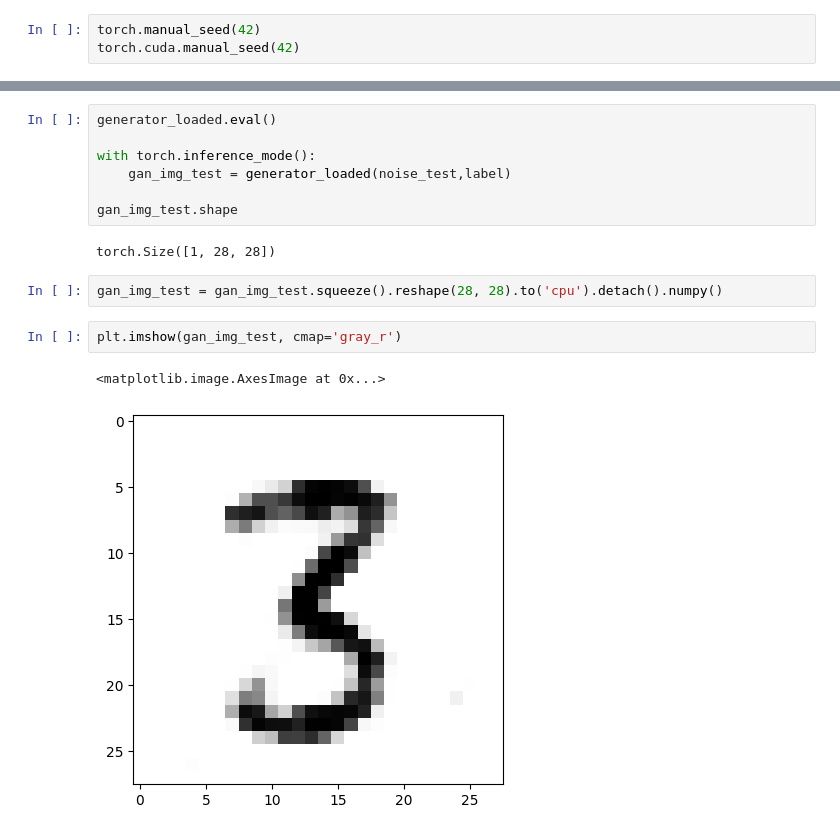
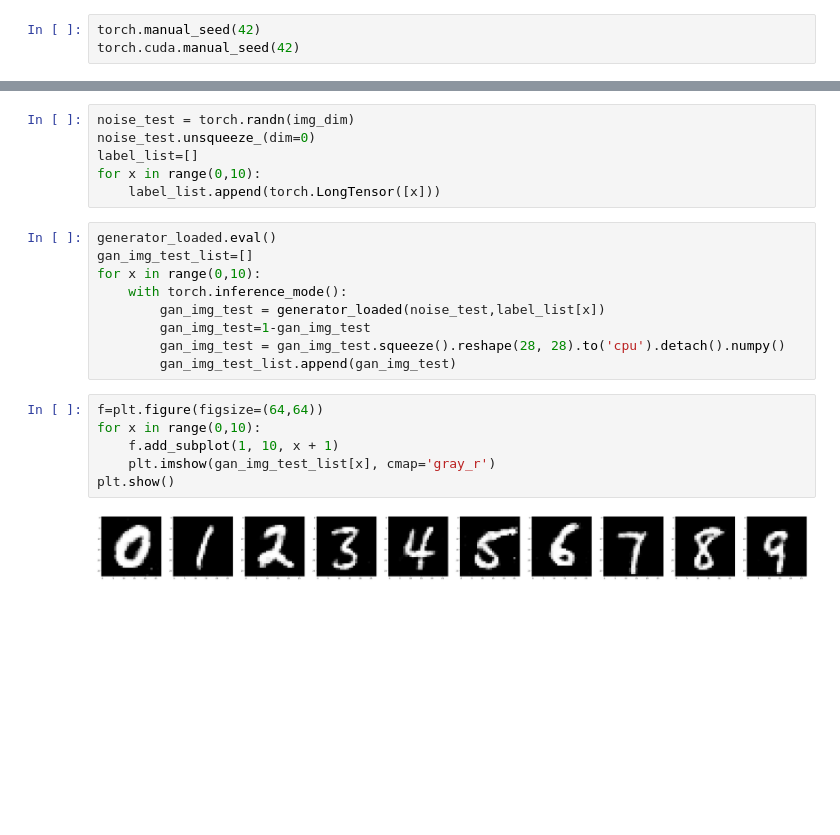
Before and after one commit to hoaitrungchar/CGAN-MNIST, a Jupyter notebook: MNIST-CGAN.ipynb, the cells around one changed output, grey strips where cells are left out. Saved outputs shown, nothing was run; the diff lists cells and outputs as text; blank space fills up the shorter version.

```diff
--- a/MNIST-CGAN.ipynb
+++ b/MNIST-CGAN.ipynb
@@ -364,16 +365,23 @@ torch.Size([1])
-# %%
-generator_loaded.eval()
-
-with torch.inference_mode():
-    gan_img_test = generator_loaded(noise_test,label)
-
-gan_img_test.shape
-# %% [output]
-torch.Size([1, 28, 28])
-# %%
-gan_img_test = gan_img_test.squeeze().reshape(28, 28).to('cpu').detach().numpy()
-# %%
-plt.imshow(gan_img_test, cmap='gray_r')
-# %% [output]
-<matplotlib.image.AxesImage at 0x...>
-[figure, removed]
+# %%
+noise_test = torch.randn(img_dim)
+noise_test.unsqueeze_(dim=0)
+label_list=[]
+for x in range(0,10):
+    label_list.append(torch.LongTensor([x]))
+# %%
+generator_loaded.eval()
+gan_img_test_list=[]
+for x in range(0,10):
+    with torch.inference_mode():
+        gan_img_test = generator_loaded(noise_test,label_list[x])
+        gan_img_test=1-gan_img_test
+        gan_img_test = gan_img_test.squeeze().reshape(28, 28).to('cpu').detach().numpy()
+        gan_img_test_list.append(gan_img_test)
+# %%
+f=plt.figure(figsize=(64,64))
+for x in range(0,10):
+    f.add_subplot(1, 10, x + 1)
+    plt.imshow(gan_img_test_list[x], cmap='gray_r')
+plt.show()
+# %% [output]
+[figure, added]
```
Also changed, not shown: parts of 3 cells of this notebook, 1 other file.
